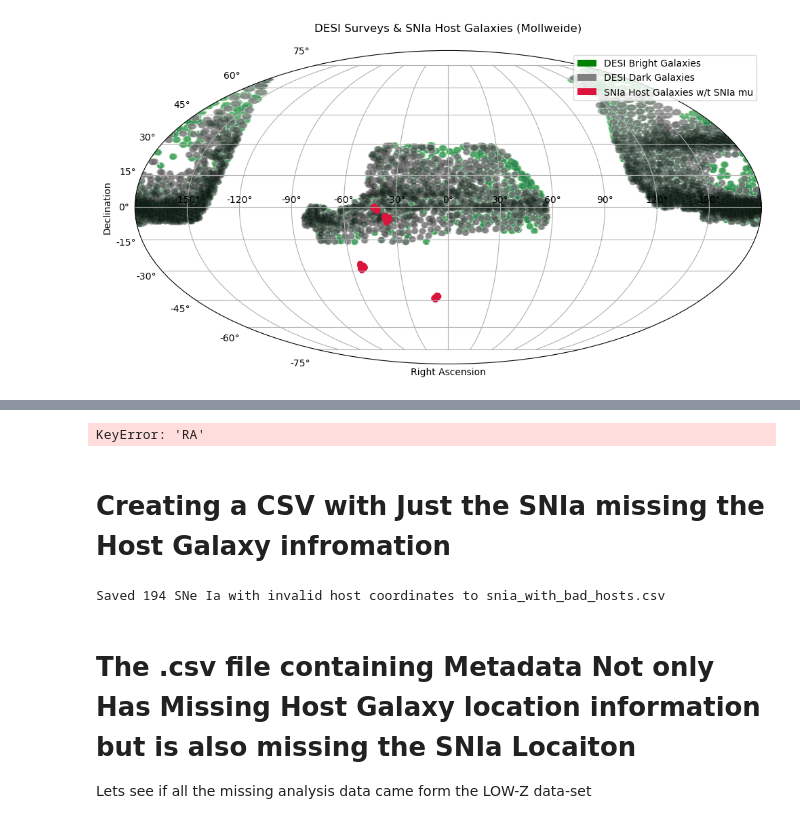
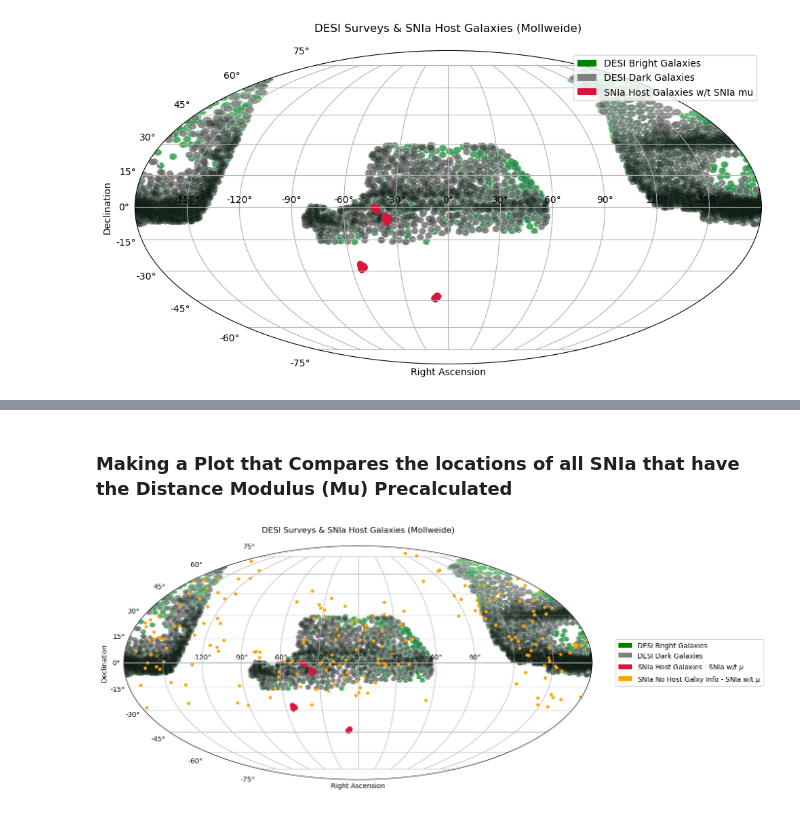
Before and after one commit to chernya4/first_paper, a Jupyter notebook: DES5YR_DESI_deliverable.ipynb, the cells around one changed output, grey strips where cells are left out. Cells and saved outputs as stored; diff of their text form; code cells hidden in the pictures.

Commit message:
Significantly Improved the Deliverable part of DES5YR_DESI code. Made it more readable an got the RA and DEC matches down. Now only Z to go.

```diff
--- a/DES5YR_DESI_deliverable.ipynb
+++ b/DES5YR_DESI_deliverable.ipynb
@@ -161,6 +238,10 @@ b/c the host galaxy coordinates are missing.
+# %% [markdown]
+### Making a Plot that Compares the locations of all SNIa that have the Distance Modulus (Mu) Precalculated  ###
 # %%
 # === Load SNIa Partial Match CSV ===
-partial_df = pd.read_csv("snia_with_missing_host_coords.csv")
+
+## NOTE: some of these preparation steps are not necessary but were retained nonetheless because
+partial_df = pd.read_csv("DES5YR_DESI_data/SNIa_no_hostC_yes_SNIaC_LowZ_FOUNDATION.csv")
 valid_partial = partial_df['RA'].notna() & partial_df['DEC'].notna()
 partial_ra = partial_df.loc[valid_partial, 'RA'].values
 partial_dec = partial_df.loc[valid_partial, 'DEC'].values
@@ -185,55 +266,33 @@ ax.hexbin(x_dark, y_dark, gridsize=500, cmap='Greys',
 
 # SNIa Hosts with mu (scatter)
 ax.scatter(x_host, y_host, s=10, color='crimson', alpha=0.6, label='SNIa Host Galaxies w/t SNIa mu')
 
 # SNIa from match CSV (scatter, fixed orange color)
 ax.scatter(x_partial, y_partial, s=15, color='orange', alpha=1, label='SNIa Partial Matches')
 
 # Legend using dummy patches
 legend_elements = [
     Patch(facecolor='green', label='DESI Bright Galaxies', alpha=1),
     Patch(facecolor='gray', label='DESI Dark Galaxies', alpha=1),
-    Patch(facecolor='crimson', label='SNIa Host Galaxies w/t SNIa mu', alpha=1),
-    Patch(facecolor='orange', label='SNIa Missing Host Galaxy Information', alpha=1)
+    Patch(facecolor='crimson', label='SNIa Host Galaxies - SNIa w/t $\mu$', alpha=1),
+    Patch(facecolor='orange', label='SNIa No Host Galxy Info - SNIa w/t $\mu$ ', alpha=1)
 ]
 
 # External legend
 ax.legend(
     handles=legend_elements,
     loc='center left',
     bbox_to_anchor=(1.05, 0.5),
     borderaxespad=0.,
     frameon=True
 )
 
 # Plot settings
 ax.set_title('DESI Surveys & SNIa Host Galaxies (Mollweide)', pad=20)
 ax.set_xlabel('Right Ascension')
 ax.set_ylabel('Declination')
 ax.grid(True)
 plt.tight_layout()
 plt.show()
 # %% [output]
-KeyError: 'RA'
+[figure, added]
-# %% [markdown]
-# Creating a CSV with Just the SNIa missing the Host Galaxy infromation #
-# %%
-import pandas as pd
-
-# Load the metadata CSV
-df = pd.read_csv("DES-SN5YR-1.2/4_DISTANCES_COVMAT/DES-SN5YR_HD+MetaData.csv")
-
-# Filter for invalid host galaxy coordinates (i.e., -999)
-bad_host_mask = (df['HOST_RA'] == -999) | (df['HOST_DEC'] == -999)
-bad_hosts = df[bad_host_mask]
-
-# Save to a new CSV
-bad_hosts.to_csv("snia_with_missing_host_coords.csv", index=False)
-
-print(f"Saved {len(bad_hosts)} SNe Ia with invalid host coordinates to snia_with_bad_hosts.csv")
-# %% [output]
-Saved 194 SNe Ia with invalid host coordinates to snia_with_bad_hosts.csv
-# %% [markdown]
-# The .csv file containing Metadata Not only Has Missing Host Galaxy location information but is also missing the SNIa Locaiton #
-
-Lets see if all the missing analysis data came form the LOW-Z data-set
```
Also changed, not shown: parts of 30 cells of this notebook.
